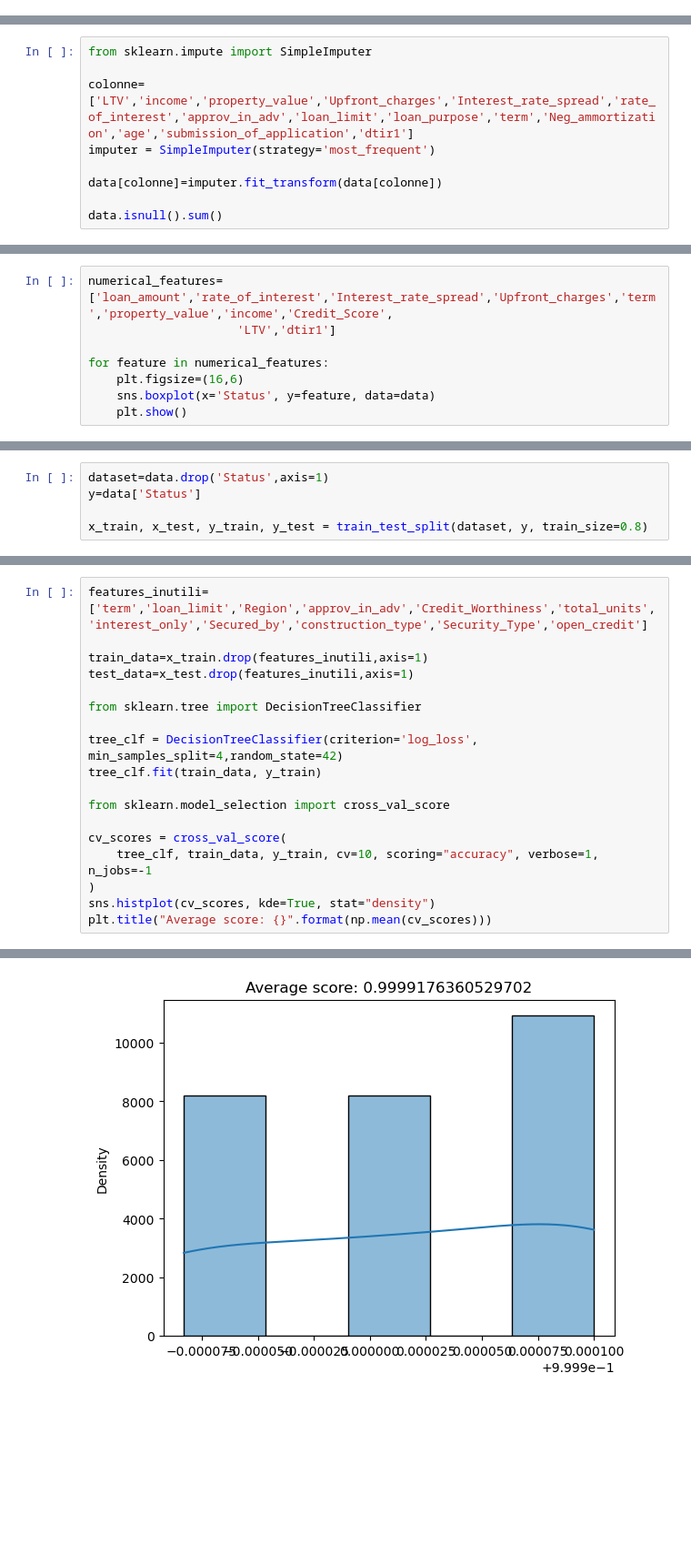
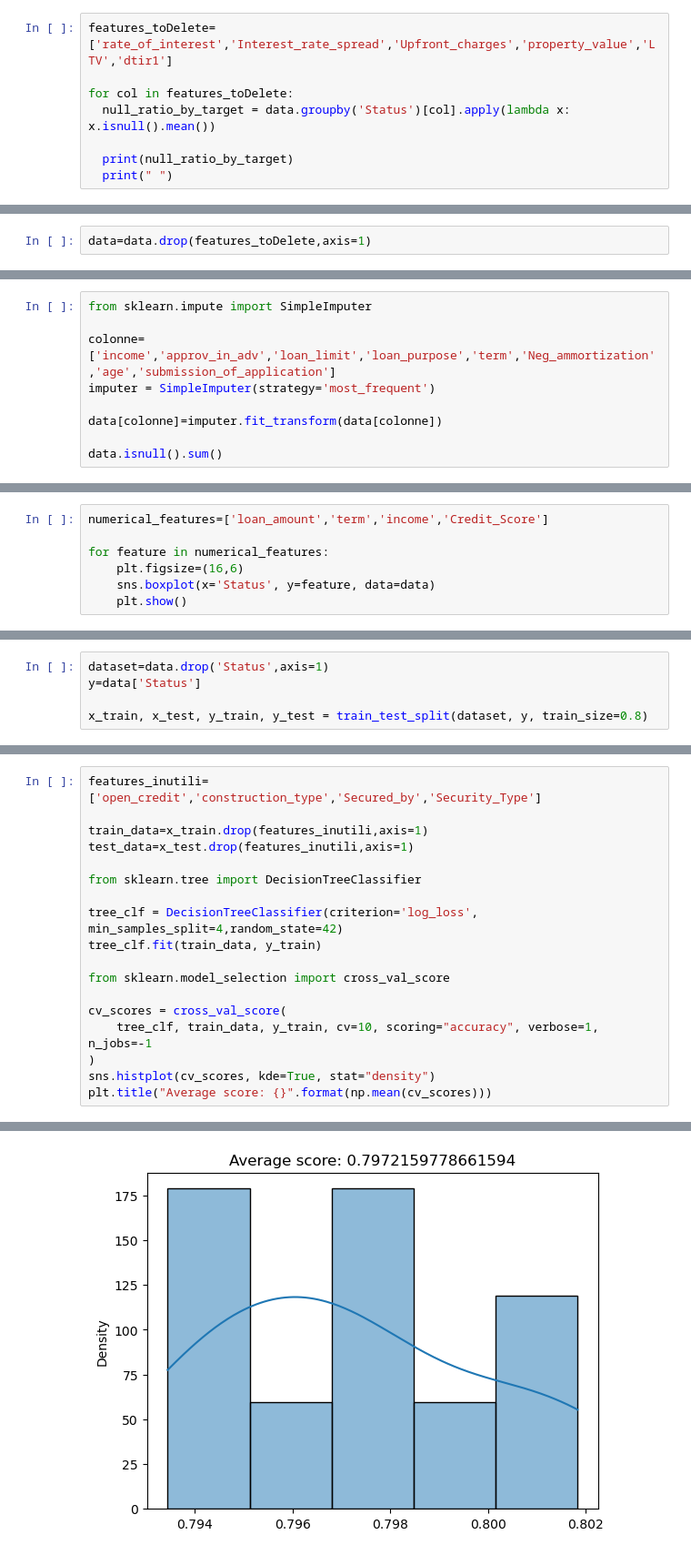
Before and after one commit to RagnOh/ProgettoMLDM, a Jupyter notebook: Decision_tree/Dataview.ipynb, the cells around one changed output, grey strips where cells are left out. Shown at 91% size. Saved outputs shown, nothing was run; the diff lists cells and outputs as text; blank space fills up the shorter version.

Commit message:
ottimizzazione dataset eliminando null values

```diff
--- a/Decision_tree/Dataview.ipynb
+++ b/Decision_tree/Dataview.ipynb
@@ -75,0 +116,8 @@ plt.show()
+# %%
+features_toDelete=['rate_of_interest','Interest_rate_spread','Upfront_charges','property_value','LTV','dtir1']
+
+for col in features_toDelete:
+  null_ratio_by_target = data.groupby('Status')[col].apply(lambda x: x.isnull().mean())
+
+  print(null_ratio_by_target)
+  print(" ")
@@ -76,3 +144,5 @@ plt.show()
+# %%
+data=data.drop(features_toDelete,axis=1)
 # %% [markdown]
 Visualizzo i dati non numerici per vedere i possibili valori e la loro frequenza
 # %%
@@ -124,7 +178,7 @@ plt.tight_layout()
 # %%
 from sklearn.impute import SimpleImputer
 
-colonne=['LTV','income','property_value','Upfront_charges','Interest_rate_spread','rate_of_interest','approv_in_adv','loan_limit','loan_purpose','term','Neg_ammortization','age','submission_of_application','dtir1']
+colonne=['income','approv_in_adv','loan_limit','loan_purpose','term','Neg_ammortization','age','submission_of_application']
 imputer = SimpleImputer(strategy='most_frequent')
 
 data[colonne]=imputer.fit_transform(data[colonne])
@@ -150,7 +204,6 @@ dtir1                        0
 dtype: int64
 # %%
-numerical_features=['loan_amount','rate_of_interest','Interest_rate_spread','Upfront_charges','term','property_value','income','Credit_Score',
-                     'LTV','dtir1']
+numerical_features=['loan_amount','term','income','Credit_Score']
 
 for feature in numerical_features:
     plt.figsize=(16,6)
@@ -363,5 +352,5 @@ sns.heatmap(dataset.corr(), annot=True, ax=ax)
 # %%
-features_inutili=['term','loan_limit','Region','approv_in_adv','Credit_Worthiness','total_units','interest_only','Secured_by','construction_type','Security_Type','open_credit']
+features_inutili=['open_credit','construction_type','Secured_by','Security_Type']
 
 train_data=x_train.drop(features_inutili,axis=1)
 test_data=x_test.drop(features_inutili,axis=1)
@@ -385 +374 @@ Text(0.5, 1.0, 'Average score: 0.9999176360529702')
-[figure, old version]
+[figure, new version]
```
Also changed, not shown: parts of 21 cells of this notebook, 7 other files.
